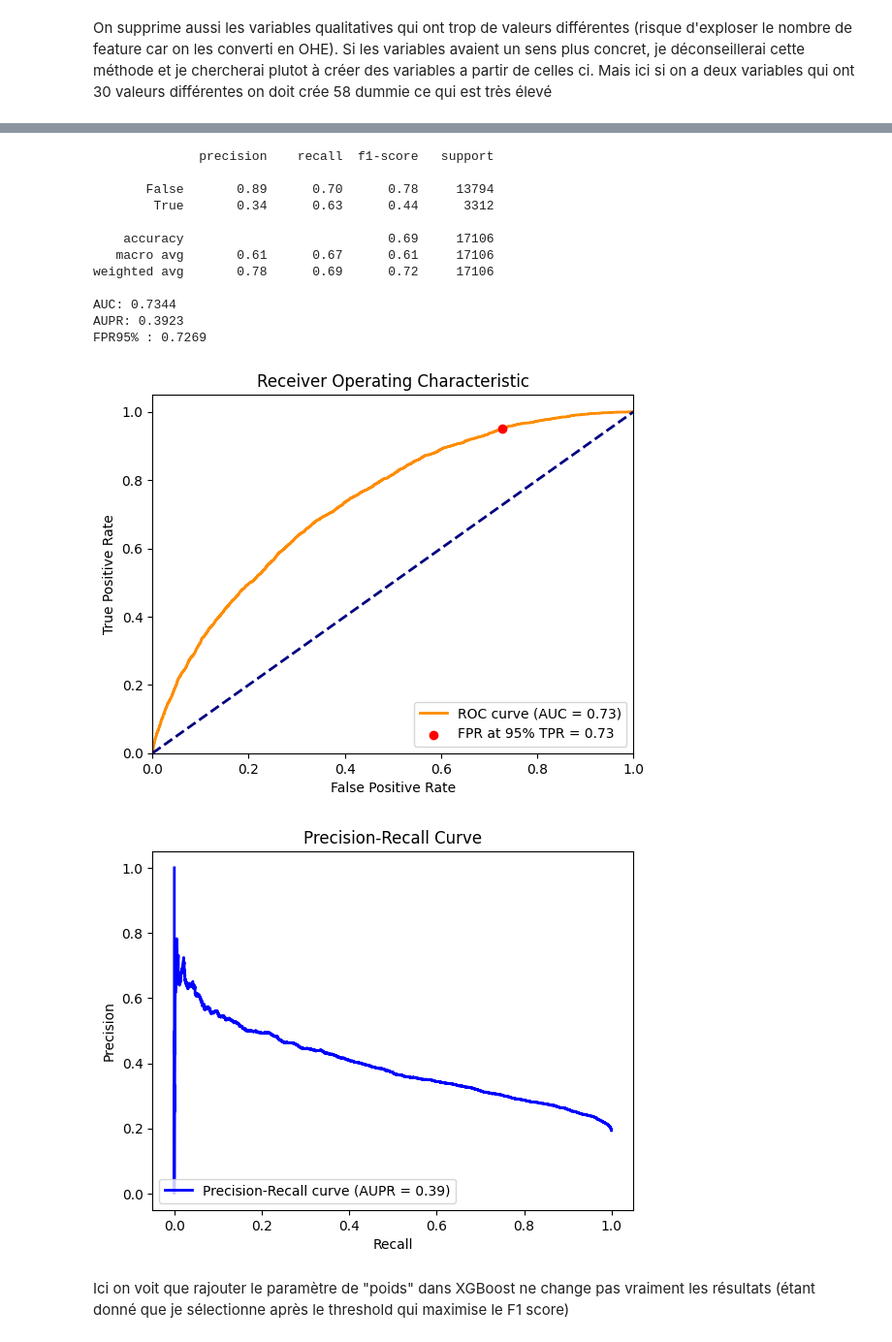
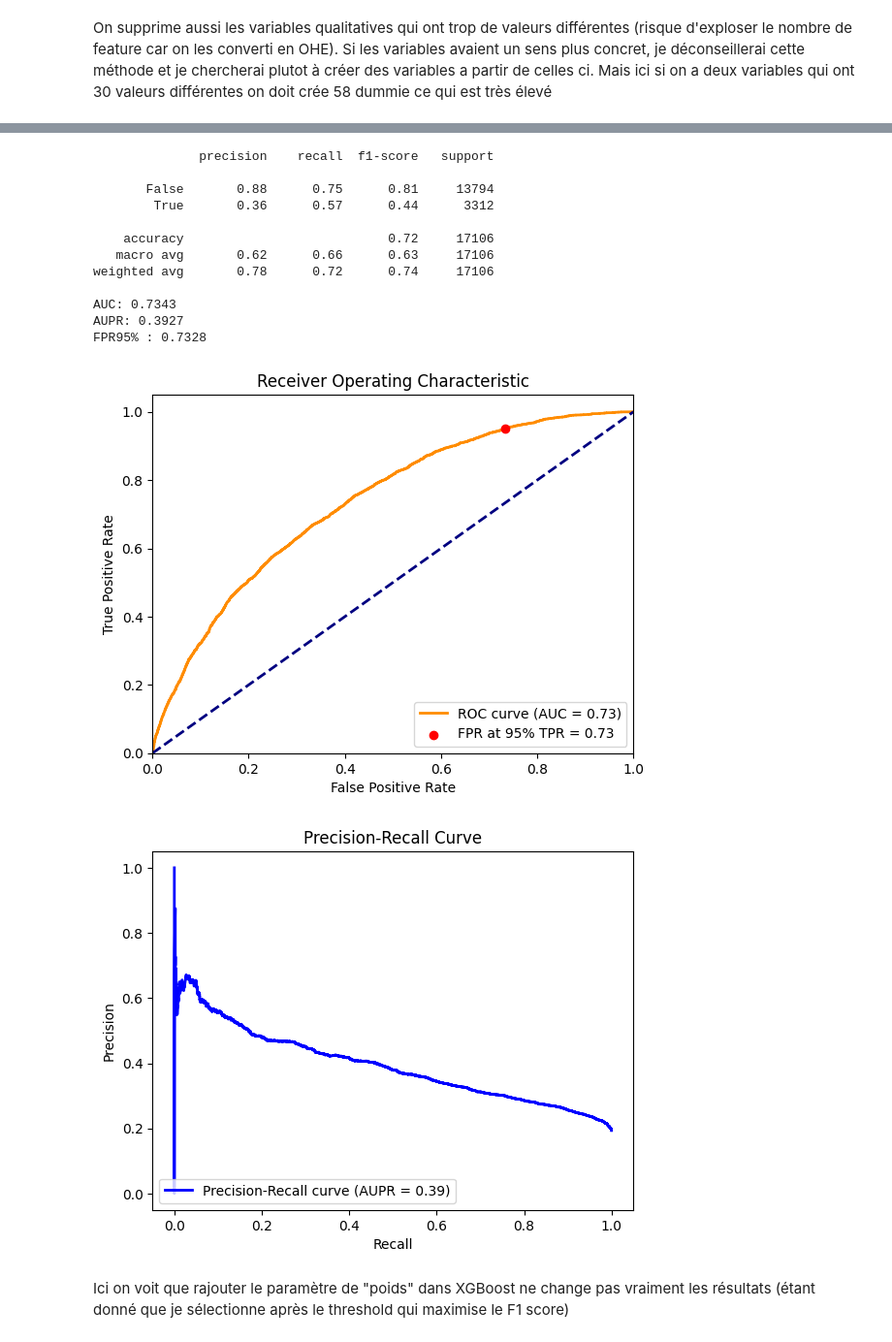
Before and after one commit to QMoayedpour/SGProject, a Jupyter notebook: ntbk/main.ipynb, the cells around one changed output, grey strips where cells are left out. Shown at 97% size. Drawn from its saved outputs; the diff is of its cells as text; code cells hidden in the pictures.

```diff
--- a/ntbk/main.ipynb
+++ b/ntbk/main.ipynb
@@ -281,42 +272,42 @@ dft[types[0]] = df[types[0]].fillna(False)
 # %%
-X = dft.drop(columns=['TARGET', 'COD_INSEE', 'COD_IRIS', 'ID'])
+X = df.drop(columns=['TARGET', 'COD_INSEE', 'COD_IRIS', 'ID'])
 X = X.drop(to_drop, axis=1)
 y = df['TARGET']
 X_encoded = pd.get_dummies(X, drop_first=True)
 
 X_train, X_test, y_train, y_test = train_test_split(X_encoded, y, test_size=0.2, stratify=y, random_state=42)
 
 scale_pos_weight = y_train.value_counts()[0] / y_train.value_counts()[1]
 
 model = XGBClassifier(#scale_pos_weight=scale_pos_weight,
                       objective='binary:logistic',
                       eval_metric='auc',
                       use_label_encoder=False,
                       enable_categorical=True)
 
 model.fit(X_train, y_train)
 
 y_pred = model.predict(X_test)
 y_pred_prob = model.predict_proba(X_test)[:, 1]
 
 _ = all_metrics(y_test, y_pred_prob, verbose=True)
 # %% [output]
 Parameters: { "use_label_encoder" } are not used.
 
   warnings.warn(smsg, UserWarning)
               precision    recall  f1-score   support
 
-       False       0.89      0.70      0.78     13794
-        True       0.34      0.63      0.44      3312
+       False       0.88      0.75      0.81     13794
+        True       0.36      0.57      0.44      3312
 
-    accuracy                           0.69     17106
-   macro avg       0.61      0.67      0.61     17106
-weighted avg       0.78      0.69      0.72     17106
+    accuracy                           0.72     17106
+   macro avg       0.62      0.66      0.63     17106
+weighted avg       0.78      0.72      0.74     17106
 
-AUC: 0.7344
-AUPR: 0.3923
-FPR95% : 0.7269
+AUC: 0.7343
+AUPR: 0.3927
+FPR95% : 0.7328
 [figure]
-[figure, old version]
+[figure, new version]
 # %% [markdown]
 Ici on voit que rajouter le paramètre de "poids" dans XGBoost ne change pas vraiment les résultats (étant donné que je sélectionne après le threshold qui maximise le F1 score)
```
Also changed, not shown: parts of 13 cells of this notebook.
